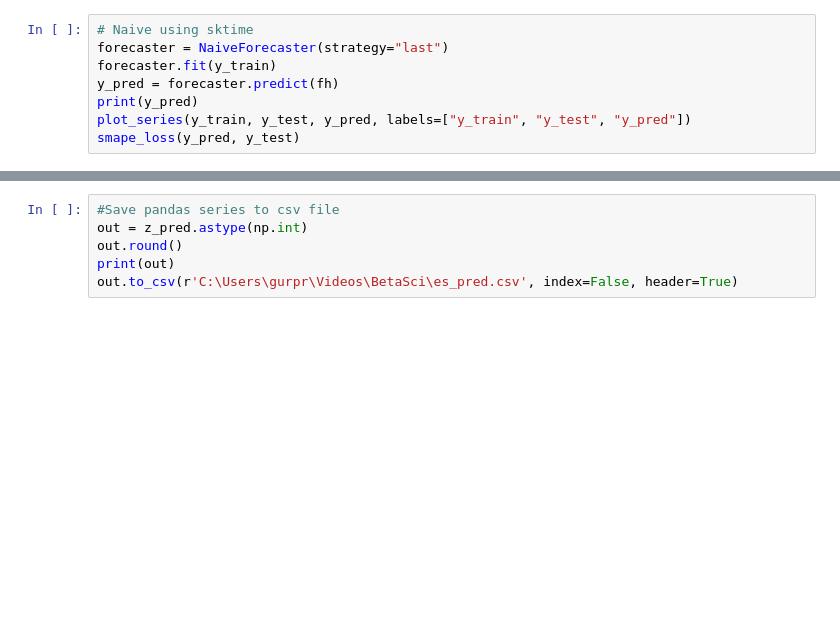
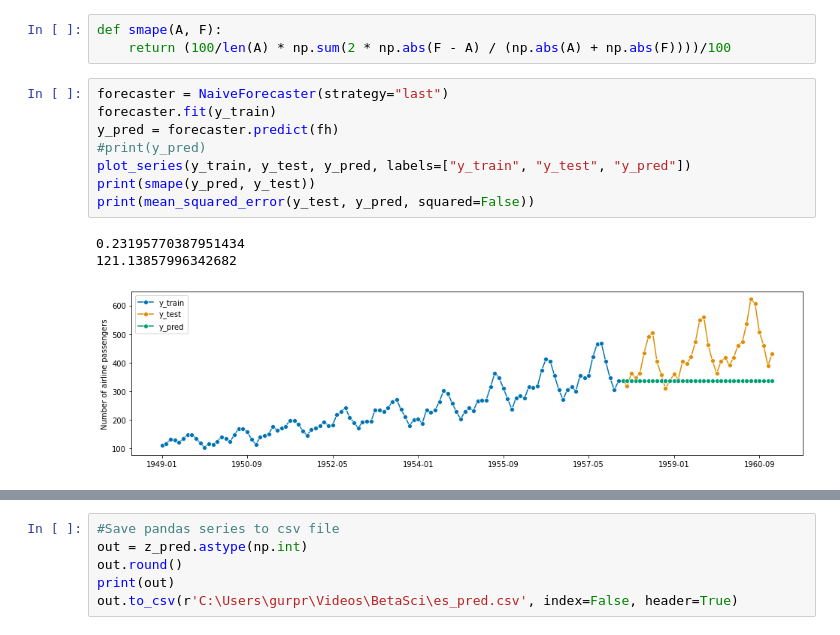
Before and after one commit to gpreet-singh/betasci, a Jupyter notebook: naive.ipynb, the cells around one changed output, grey strips where cells are left out. Cells and saved outputs as stored; diff of their text form; blank space fills up the shorter version.

```diff
--- a/naive.ipynb
+++ b/naive.ipynb
@@ -89,11 +114,18 @@ fz
+# %%
+def smape(A, F):
+    return (100/len(A) * np.sum(2 * np.abs(F - A) / (np.abs(A) + np.abs(F))))/100
 # %%
-# Naive using sktime
 forecaster = NaiveForecaster(strategy="last")
 forecaster.fit(y_train)
 y_pred = forecaster.predict(fh)
-print(y_pred)
+#print(y_pred)
 plot_series(y_train, y_test, y_pred, labels=["y_train", "y_test", "y_pred"])
-smape_loss(y_pred, y_test)
+print(smape(y_pred, y_test))
+print(mean_squared_error(y_test, y_pred, squared=False))
+# %% [output]
+0.23195770387951434
+121.13857996342682
+[figure, added]
 # %%
 forecaster = NaiveForecaster(strategy="last")
 forecaster.fit(z_train)
```
Also changed, not shown: parts of 19 cells of this notebook, 1 other file.
